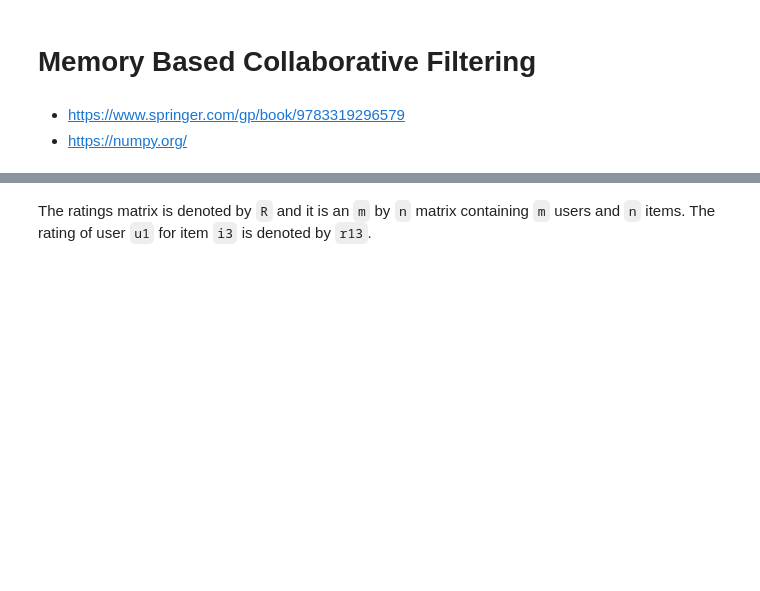
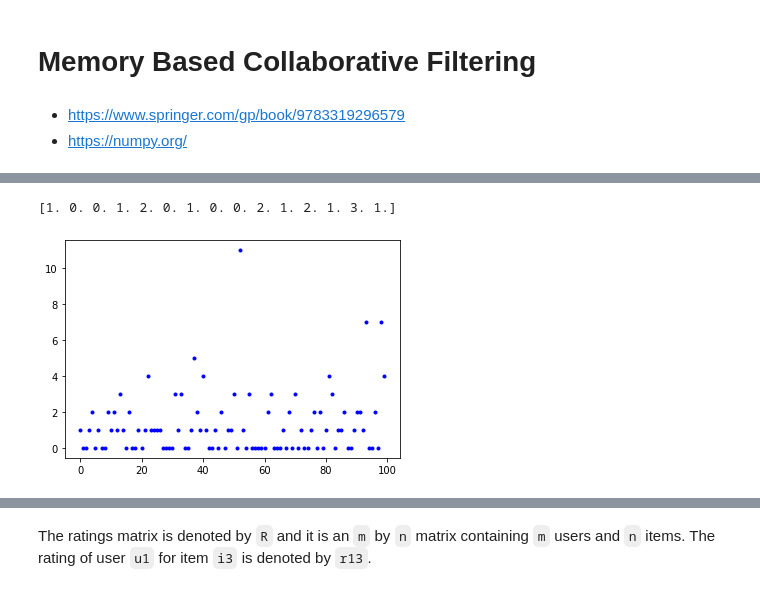
Before and after one commit to MartinCastroAlvarez/python-recommender-systems, a Jupyter notebook: memorybased.ipynb, the cells around one changed output, grey strips where cells are left out. Saved outputs shown, nothing was run; the diff lists cells and outputs as text; code cells hidden in the pictures; blank space fills up the shorter version.

```diff
--- a/memorybased.ipynb
+++ b/memorybased.ipynb
@@ -72,0 +109,10 @@ print(Y)
+# %%
+X: np.array = np.floor(np.random.lognormal(0, 1, 100))
+print(X[:15])
+figure: Figure = plt.figure()
+axes: Axes = figure.add_subplot()
+axes.plot(np.arange(X.shape[0]), X, '.', color='blue')
+plt.show()
+# %% [output]
+[1. 0. 0. 1. 2. 0. 1. 0. 0. 2. 1. 2. 1. 3. 1.]
+[figure, added]
```
Also changed, not shown: parts of 92 cells of this notebook.
